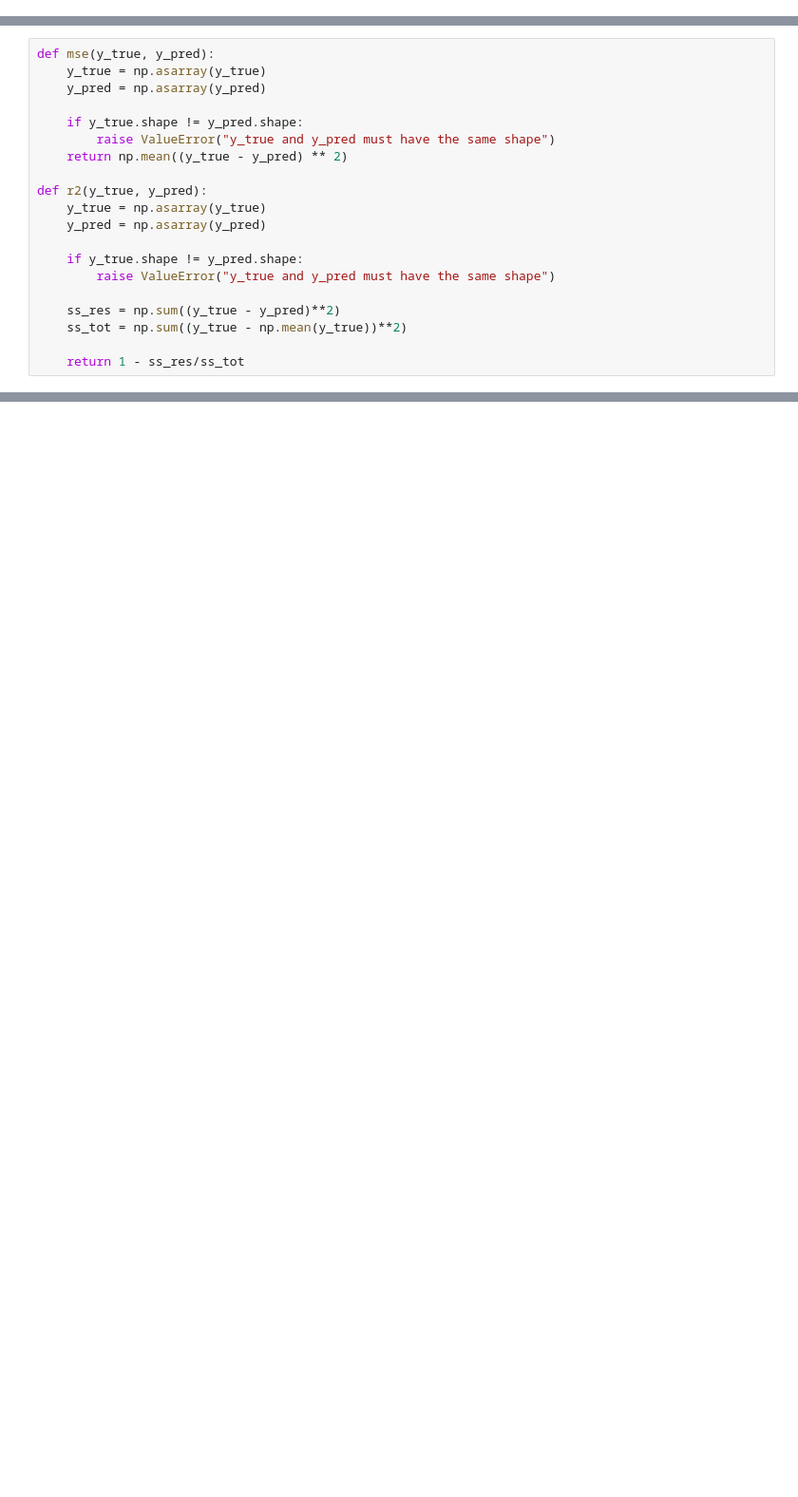
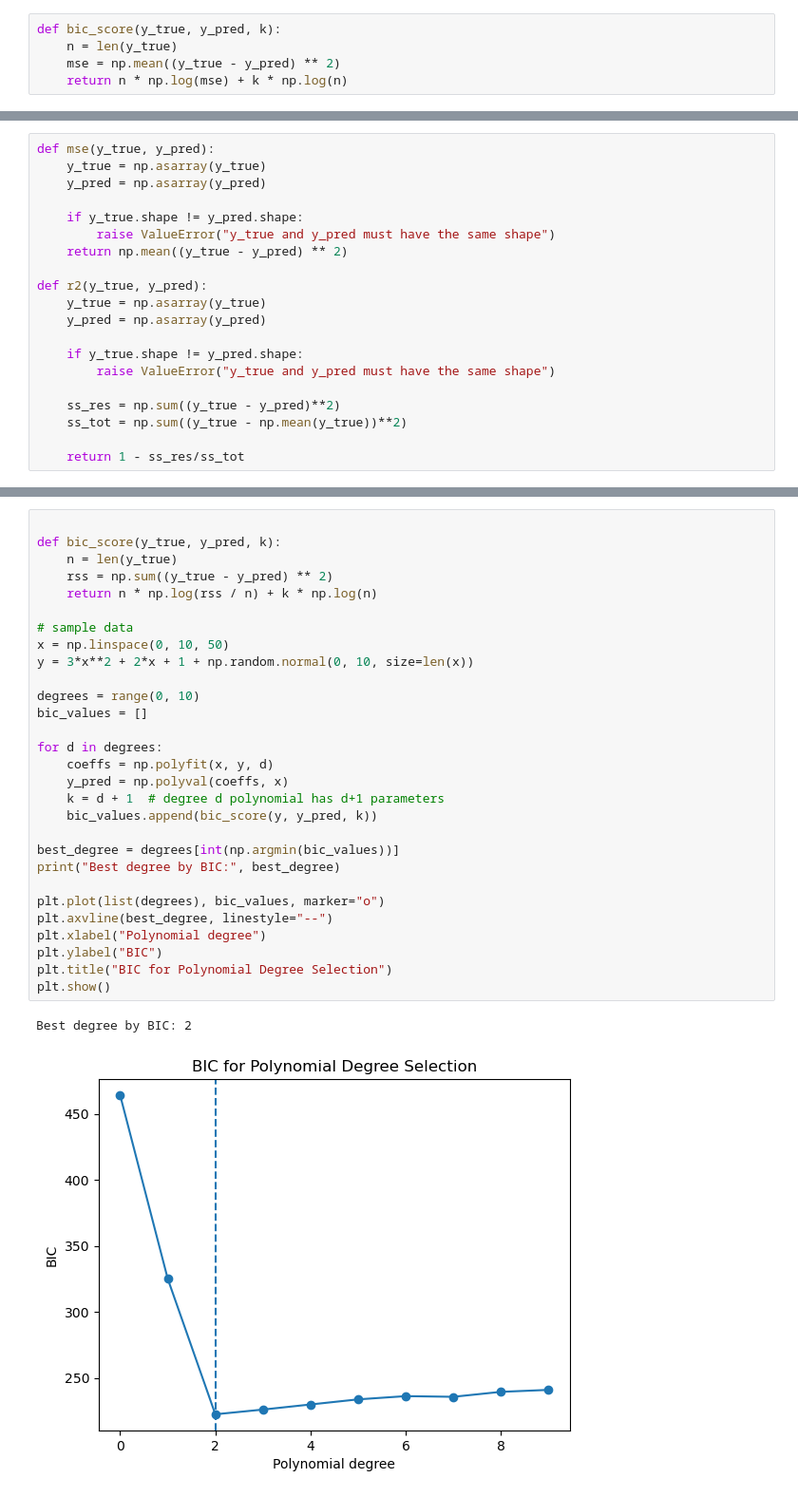
Before and after one commit to a1masssss/medium-articles, a Jupyter notebook: linear_regression/polynomial.ipynb, the cells around one changed output, grey strips where cells are left out. Shown at 95% size. Cells and saved outputs as stored; diff of their text form; blank space fills up the shorter version.

```diff
--- a/linear_regression/polynomial.ipynb
+++ b/linear_regression/polynomial.ipynb
@@ -72,5 +71,10 @@ class MyPolynomialFeatures:
     def fit_transform(self, X):
         return self.fit(X).transform(X)
+# %%
+def bic_score(y_true, y_pred, k):
+    n = len(y_true)
+    mse = np.mean((y_true - y_pred) ** 2)
+    return n * np.log(mse) + k * np.log(n)
 # %%
 from sklearn.linear_model import LinearRegression # bruh
 model_poly = MyPolynomialFeatures(degree=3)
@@ -139,0 +144,32 @@ R2 test  : 0.9423854571632165
+# %%
+
+def bic_score(y_true, y_pred, k):
+    n = len(y_true)
+    rss = np.sum((y_true - y_pred) ** 2)
+    return n * np.log(rss / n) + k * np.log(n)
+
+# sample data
+x = np.linspace(0, 10, 50)
+y = 3*x**2 + 2*x + 1 + np.random.normal(0, 10, size=len(x))
+
+degrees = range(0, 10)
+bic_values = []
+
+for d in degrees:
+    coeffs = np.polyfit(x, y, d)
+    y_pred = np.polyval(coeffs, x)
+    k = d + 1  # degree d polynomial has d+1 parameters
+    bic_values.append(bic_score(y, y_pred, k))
+
+best_degree = degrees[int(np.argmin(bic_values))]
+print("Best degree by BIC:", best_degree)
+
+plt.plot(list(degrees), bic_values, marker="o")
+plt.axvline(best_degree, linestyle="--")
+plt.xlabel("Polynomial degree")
+plt.ylabel("BIC")
+plt.title("BIC for Polynomial Degree Selection")
+plt.show()
+# %% [output]
+Best degree by BIC: 2
+[figure, added]
```
Also changed, not shown: parts of 4 cells of this notebook, 4 other files.
